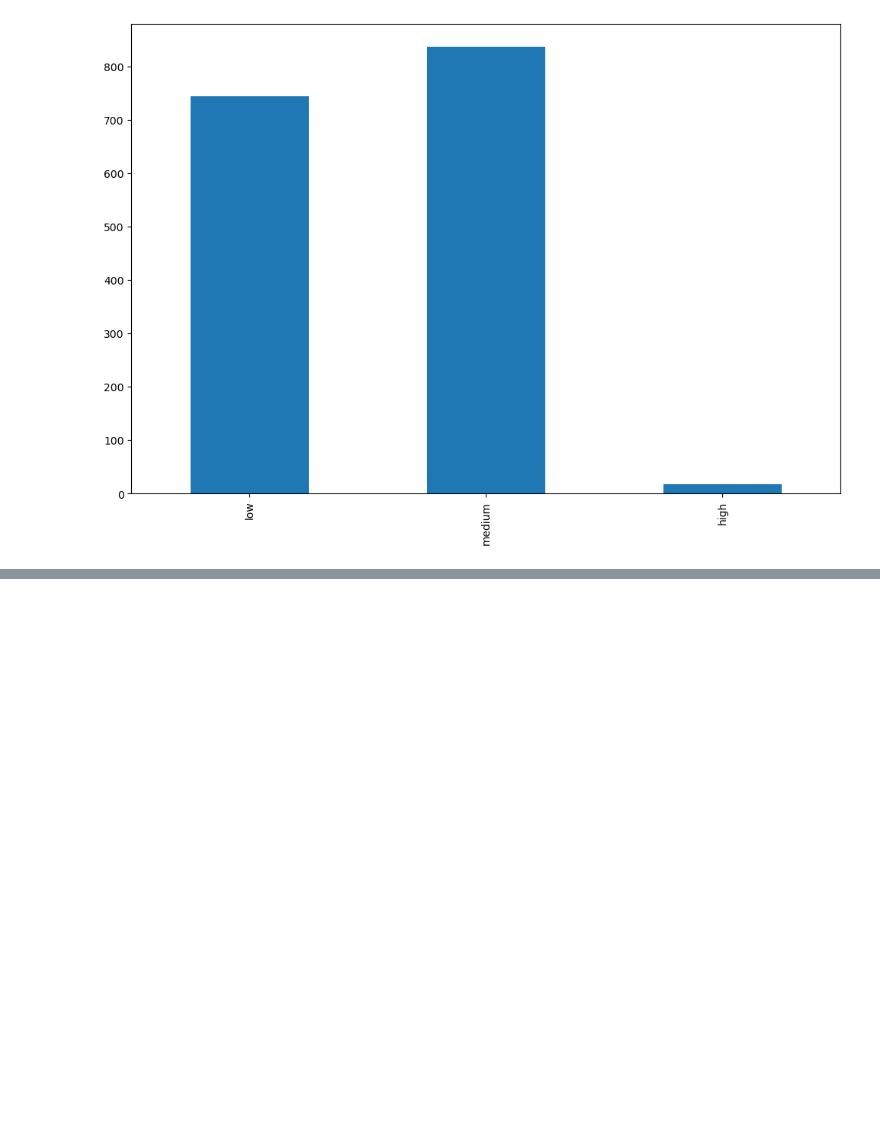
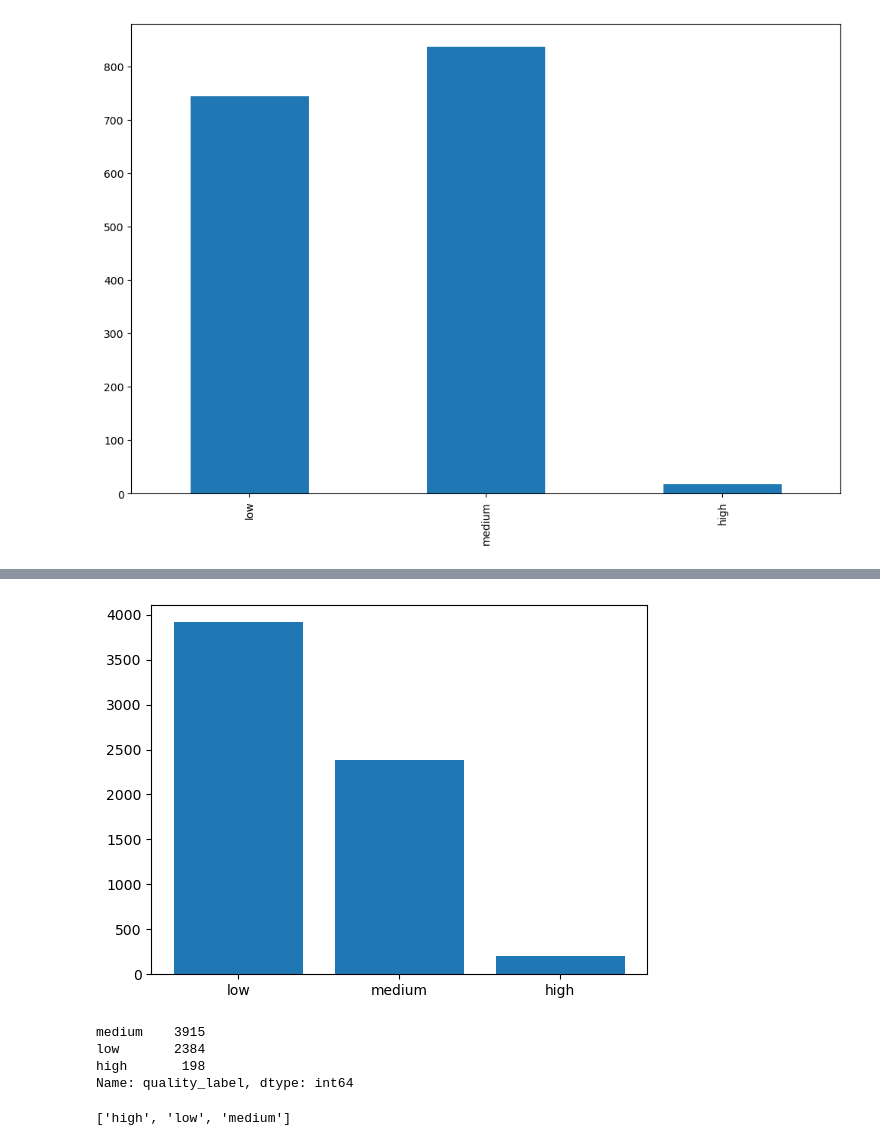
Before and after one commit to cdb8675309/Sprint-1-Nicer, a Jupyter notebook: P2_Sprint1_nicer.ipynb, the cells around one changed output, grey strips where cells are left out. Saved outputs shown, nothing was run; the diff lists cells and outputs as text; code cells hidden in the pictures; blank space fills up the shorter version.

Commit message:
"graph working in seaborn, not in matplotlib"

```diff
--- a/P2_Sprint1_nicer.ipynb
+++ b/P2_Sprint1_nicer.ipynb
@@ -335,0 +335,19 @@ plt.show()
+# %%
+#still wrong
+x_axis = combiwines['quality_label'].unique()
+y_axis = combiwines['quality_label'].value_counts()
+plt.bar(x_axis, y_axis)
+plt.show()
+# %% [output]
+[figure, added]
+# %%
+combiwines['quality_label'].value_counts()
+# %% [output]
+medium    3915
+low       2384
+high       198
+Name: quality_label, dtype: int64
+# %%
+sorted(combiwines['quality_label'].unique())
+# %% [output]
+['high', 'low', 'medium']
```
Also changed, not shown: parts of 7 cells of this notebook.
